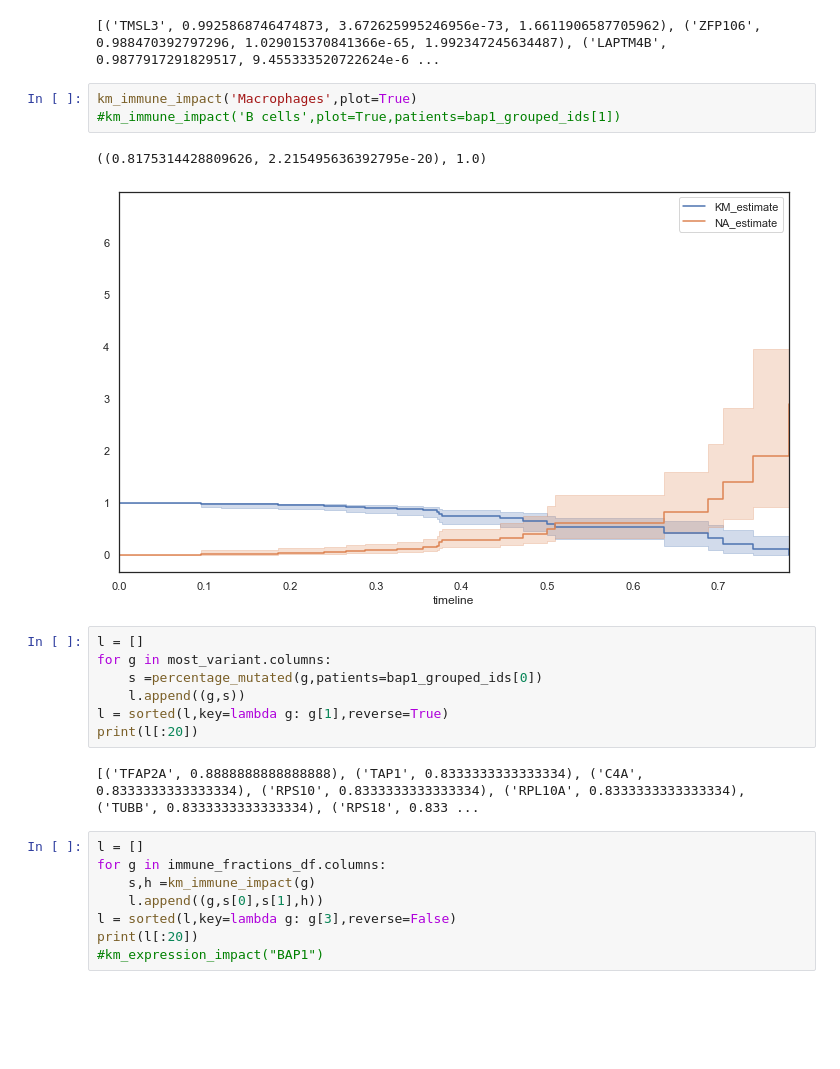
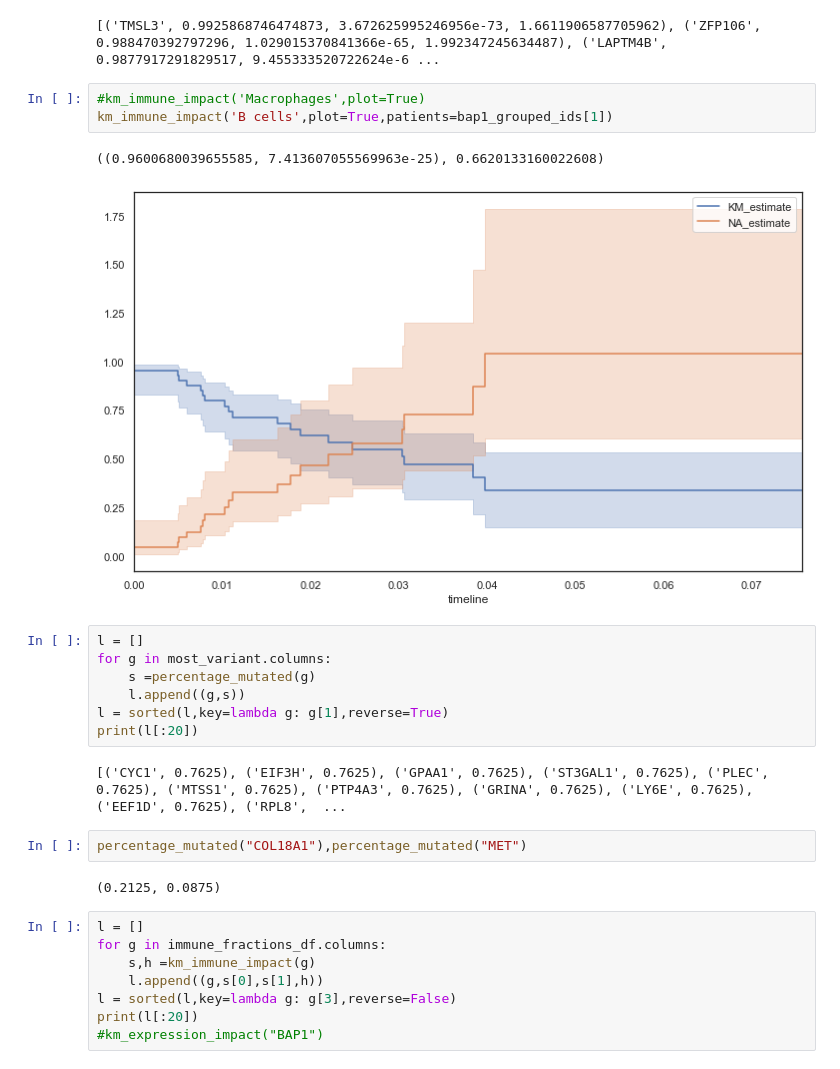
Before and after one commit to N8Grant/TripodsREU, a Jupyter notebook: scripts/XenaAnalysis.ipynb, the cells around one changed output. Saved outputs shown, nothing was run; the diff lists cells and outputs as text; blank space fills up the shorter version.

```diff
--- a/scripts/XenaAnalysis.ipynb
+++ b/scripts/XenaAnalysis.ipynb
@@ -2705,20 +2702,24 @@ print(l[:20])
 # %% [output]
 [('TMSL3', 0.9925868746474873, 3.672625995246956e-73, 1.6611906587705962), ('ZFP106', 0.988470392797296, 1.029015370841366e-65, 1.992347245634487), ('LAPTM4B', 0.9877917291829517, 9.455333520722624e-6 ...
 # %%
-km_immune_impact('Macrophages',plot=True)
-#km_immune_impact('B cells',plot=True,patients=bap1_grouped_ids[1])
+#km_immune_impact('Macrophages',plot=True)
+km_immune_impact('B cells',plot=True,patients=bap1_grouped_ids[1])
 # %% [output]
-((0.8175314428809626, 2.215495636392795e-20), 1.0)
+((0.9600680039655585, 7.413607055569963e-25), 0.6620133160022608)
-[figure, old version]
+[figure, new version]
 # %%
 l = []
 for g in most_variant.columns:
-    s =percentage_mutated(g,patients=bap1_grouped_ids[0])
+    s =percentage_mutated(g)
     l.append((g,s))
 l = sorted(l,key=lambda g: g[1],reverse=True)
 print(l[:20])
 # %% [output]
-[('TFAP2A', 0.8888888888888888), ('TAP1', 0.8333333333333334), ('C4A', 0.8333333333333334), ('RPS10', 0.8333333333333334), ('RPL10A', 0.8333333333333334), ('TUBB', 0.8333333333333334), ('RPS18', 0.833 ...
+[('CYC1', 0.7625), ('EIF3H', 0.7625), ('GPAA1', 0.7625), ('ST3GAL1', 0.7625), ('PLEC', 0.7625), ('MTSS1', 0.7625), ('PTP4A3', 0.7625), ('GRINA', 0.7625), ('LY6E', 0.7625), ('EEF1D', 0.7625), ('RPL8',  ...
+# %%
+percentage_mutated("COL18A1"),percentage_mutated("MET")
+# %% [output]
+(0.2125, 0.0875)
 # %%
 l = []
 for g in immune_fractions_df.columns:
```
Also changed, not shown: parts of 16 cells of this notebook, 6 other files.
